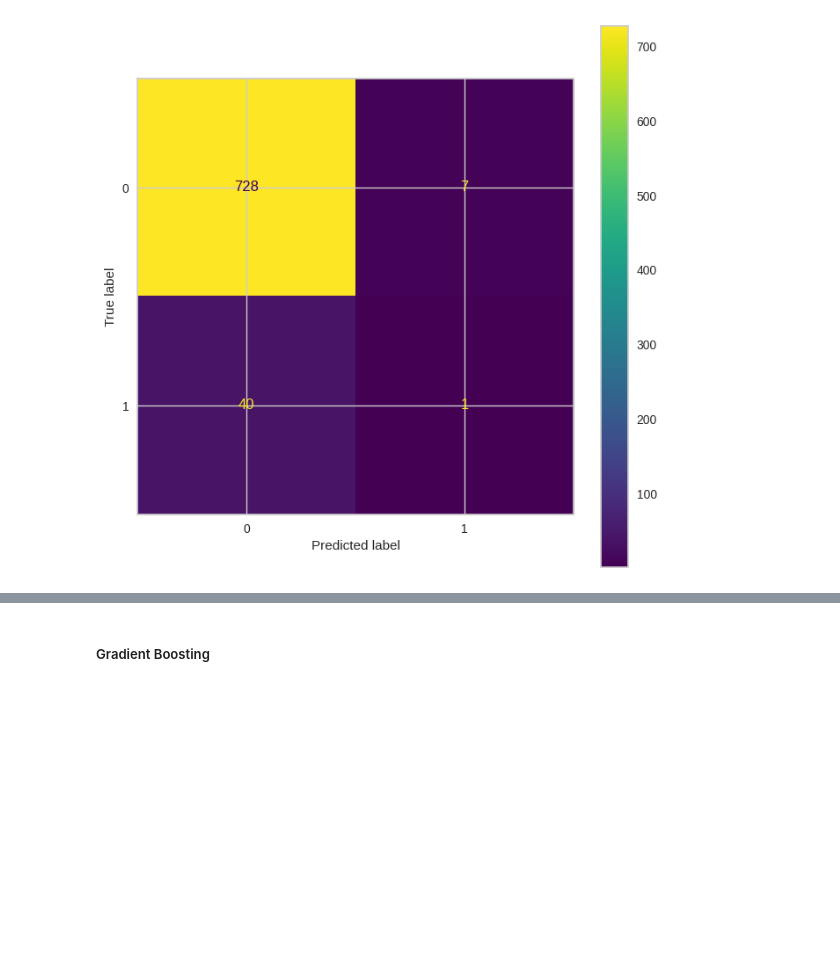
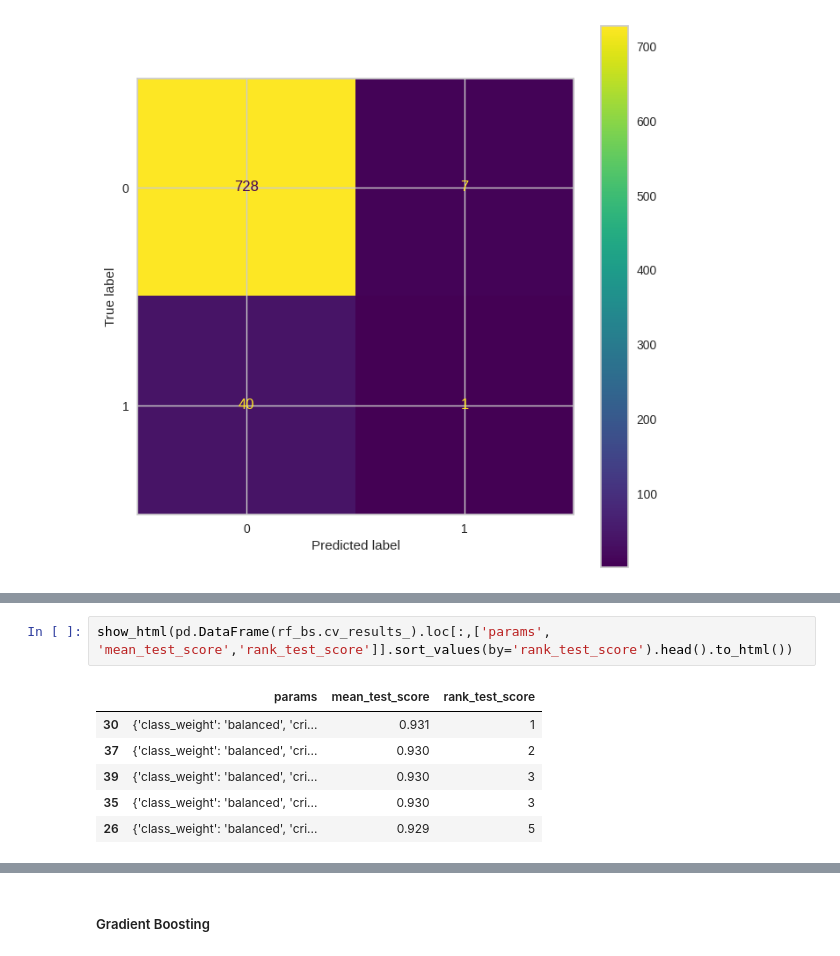
Before and after one commit to AlphaIcarus/PracticaAPA, a Jupyter notebook: Práctica_Guillem_Gonzalez_Carles_Orriols.ipynb, the cells around one changed output, grey strips where cells are left out. Saved outputs shown, nothing was run; the diff lists cells and outputs as text; blank space fills up the shorter version.

```diff
--- a/Práctica_Guillem_Gonzalez_Carles_Orriols.ipynb
+++ b/Práctica_Guillem_Gonzalez_Carles_Orriols.ipynb
@@ -591,0 +602,9 @@ ConfusionMatrixDisplay.from_estimator(rf_bs, X_test,y_test, ax=plt.subplot())
+# %%
+show_html(pd.DataFrame(rf_bs.cv_results_).loc[:,['params', 'mean_test_score','rank_test_score']].sort_values(by='rank_test_score').head().to_html())
+# %% [output]
+|  | params | mean_test_score | rank_test_score |
+| 30 | {'class_weight': 'balanced', 'cri... | 0.931 | 1 |
+| 37 | {'class_weight': 'balanced', 'cri... | 0.930 | 2 |
+| 39 | {'class_weight': 'balanced', 'cri... | 0.930 | 3 |
+| 35 | {'class_weight': 'balanced', 'cri... | 0.930 | 3 |
+| 26 | {'class_weight': 'balanced', 'cri... | 0.929 | 5 |
```
Also changed, not shown: parts of 5 cells of this notebook.
